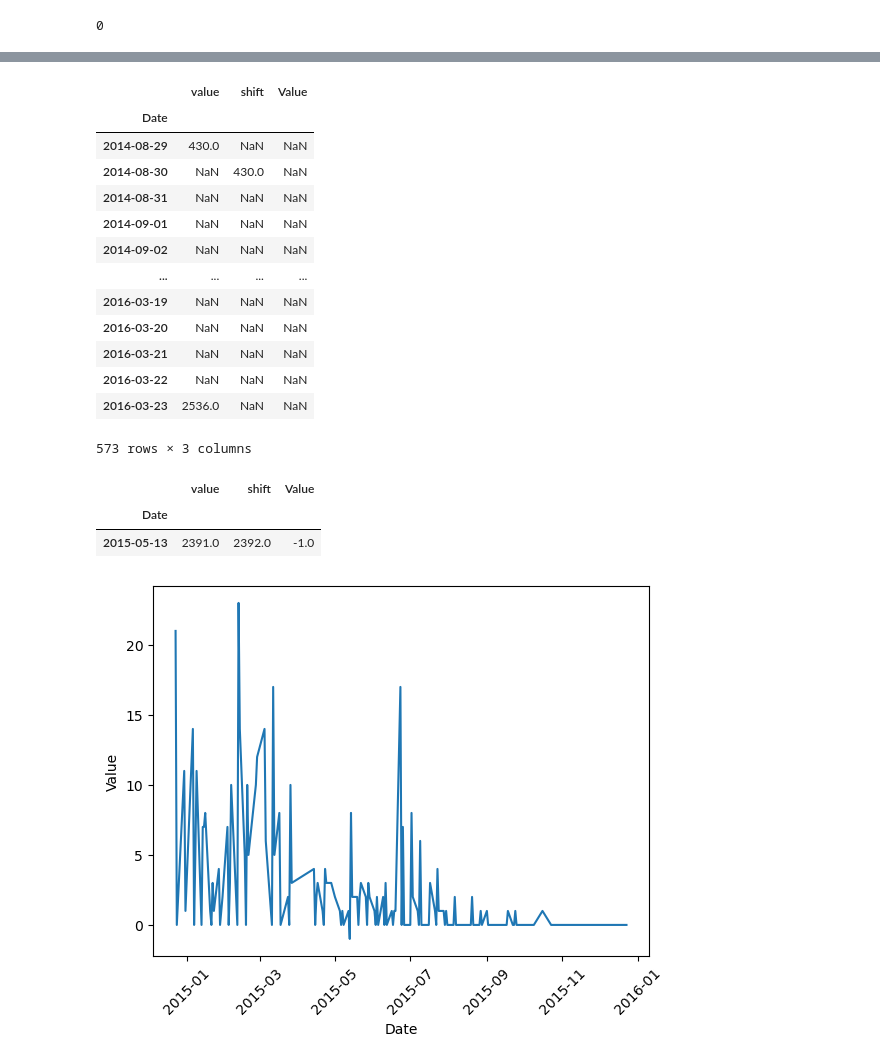
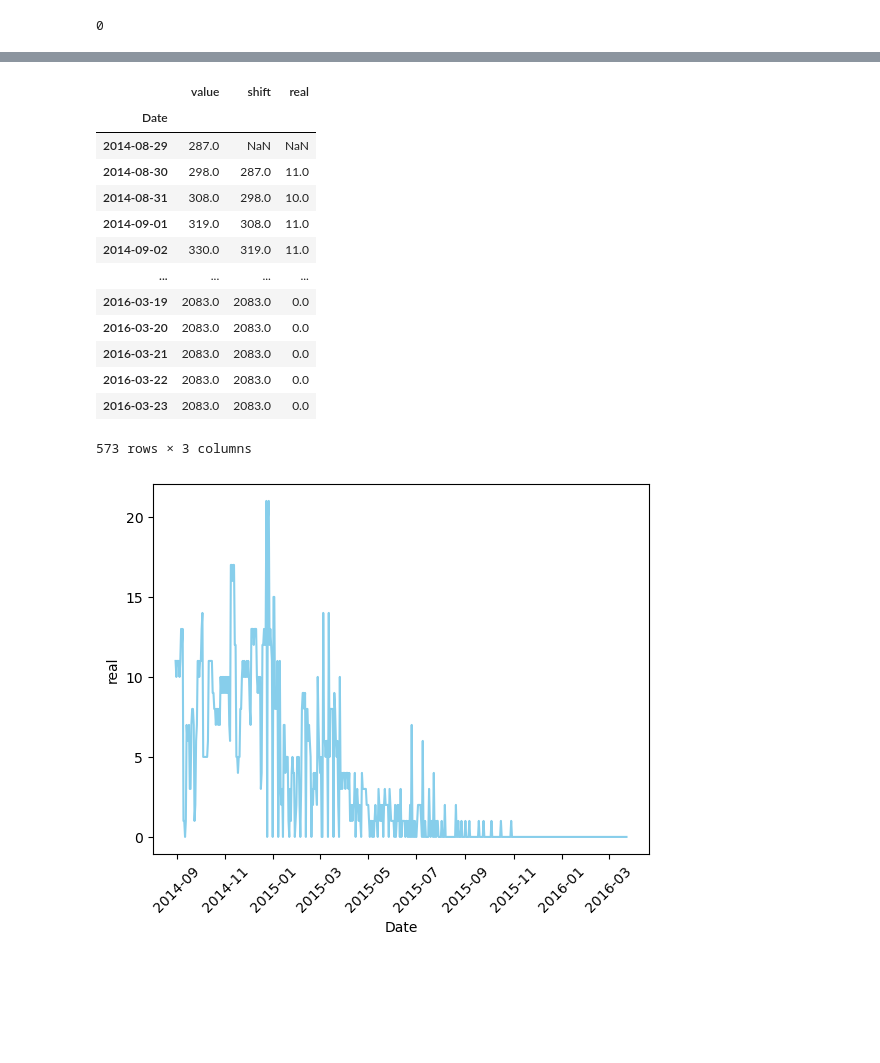
Before and after one commit to rzkynovan/tugas_tsdw, a Jupyter notebook: EDA.ipynb, the cells around one changed output, grey strips where cells are left out. Saved outputs shown, nothing was run; the diff lists cells and outputs as text; code cells hidden in the pictures; blank space fills up the shorter version.

```diff
--- a/EDA.ipynb
+++ b/EDA.ipynb
@@ -355,0 +396,14 @@ df6_Guinea[df6_Guinea["Value"] < 0]
+# %%
+temp2 = np.array(df6_Guinea["value"])
+
+for i in range(len(temp2) - 1):
+    if temp2[i] >= temp2[i+1]:
+        temp2[i+1] = temp2[i]
+    else:
+        pass
+
+df6_Guinea["value"] = temp2
+# %%
+df6_Guinea["shift"] = df6_Guinea["value"].shift()
+df6_Guinea["real"] = df6_Guinea["value"] - df6_Guinea["shift"]
+df6_Guinea[df6_Guinea["real"] < 0]
@@ -412,7 +474,7 @@ plt.show()
 # %%
-df2_Guinea.interpolate(method="linear", inplace=True)
-df2_Guinea["value"] = df2_Guinea["value"].round(0)
-sns.scatterplot(df2_Guinea["value"])
+df6_Guinea.interpolate(method="linear", inplace=True)
+df6_Guinea["value"] = df6_Guinea["value"].round(0)
+sns.scatterplot(df6_Guinea["value"], color="blue")
 plt.xticks(rotation=45)
 plt.show()
 # %% [output]
@@ -420,32 +482,26 @@ plt.show()
 # %%
 df6_Guinea["shift"] = df6_Guinea["value"].shift()
-df6_Guinea["Value"] = df6_Guinea["value"] - df6_Guinea["shift"]
+df6_Guinea["real"] = df6_Guinea["value"] - df6_Guinea["shift"]
 df6_Guinea
 # %% [output]
-|  | value | shift | Value |
+|  | value | shift | real |
 | Date |  |  |  |
-| 2014-08-29 | 430.0 | NaN | NaN |
-| 2014-08-30 | NaN | 430.0 | NaN |
-| 2014-08-31 | NaN | NaN | NaN |
-| 2014-09-01 | NaN | NaN | NaN |
-| 2014-09-02 | NaN | NaN | NaN |
+| 2014-08-29 | 287.0 | NaN | NaN |
+| 2014-08-30 | 298.0 | 287.0 | 11.0 |
+| 2014-08-31 | 308.0 | 298.0 | 10.0 |
+| 2014-09-01 | 319.0 | 308.0 | 11.0 |
+| 2014-09-02 | 330.0 | 319.0 | 11.0 |
 | ... | ... | ... | ... |
-| 2016-03-19 | NaN | NaN | NaN |
-| 2016-03-20 | NaN | NaN | NaN |
-| 2016-03-21 | NaN | NaN | NaN |
-| 2016-03-22 | NaN | NaN | NaN |
-| 2016-03-23 | 2536.0 | NaN | NaN |
+| 2016-03-19 | 2083.0 | 2083.0 | 0.0 |
+| 2016-03-20 | 2083.0 | 2083.0 | 0.0 |
+| 2016-03-21 | 2083.0 | 2083.0 | 0.0 |
+| 2016-03-22 | 2083.0 | 2083.0 | 0.0 |
+| 2016-03-23 | 2083.0 | 2083.0 | 0.0 |
 573 rows × 3 columns
-# %%
-df6_Guinea[df6_Guinea["Value"] < 0]
-# %% [output]
-|  | value | shift | Value |
-| Date |  |  |  |
-| 2015-05-13 | 2391.0 | 2392.0 | -1.0 |
 # %%
-sns.lineplot(df6_Guinea["Value"])
+sns.lineplot(df6_Guinea["real"], color="skyblue")
 plt.xticks(rotation=45)
 plt.show()
 # %% [output]
-[figure, old version]
+[figure, new version]
 # %%
```
Also changed, not shown: parts of 31 cells of this notebook.
